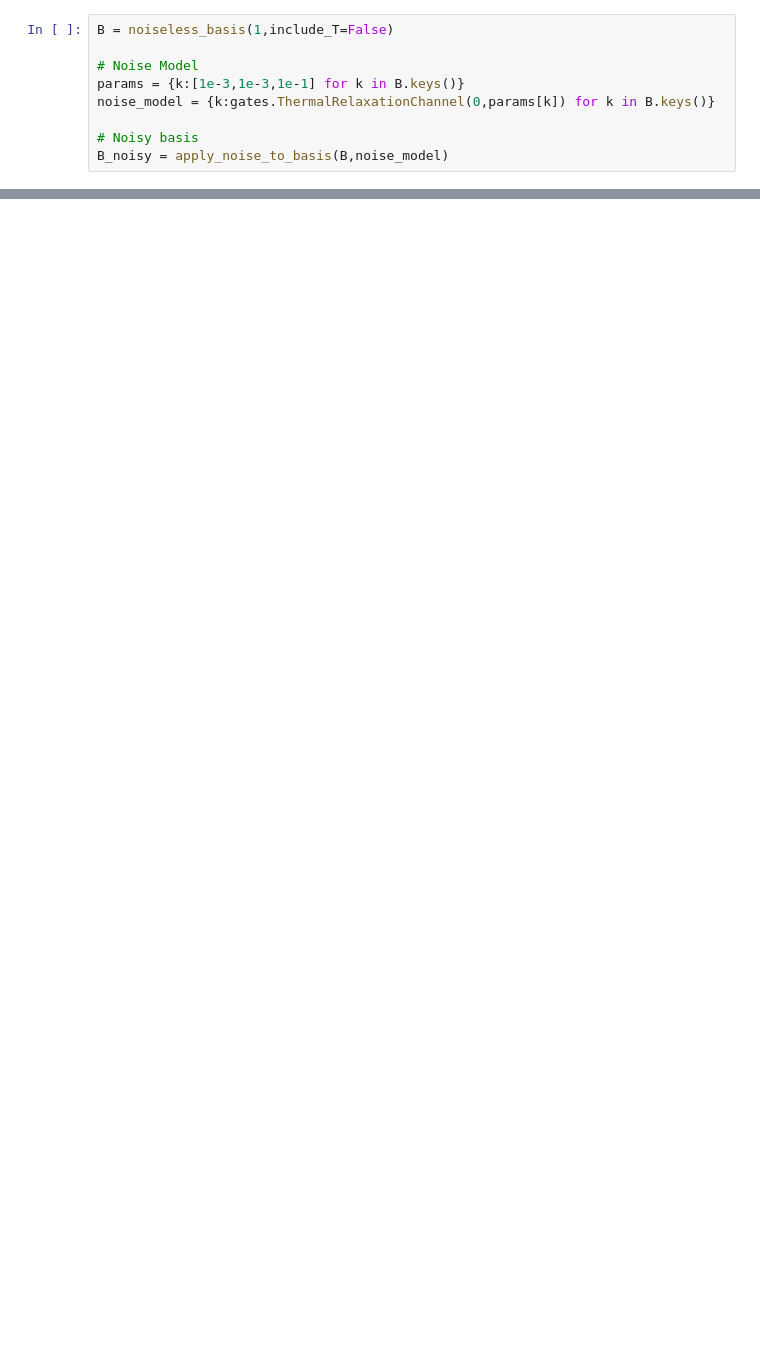
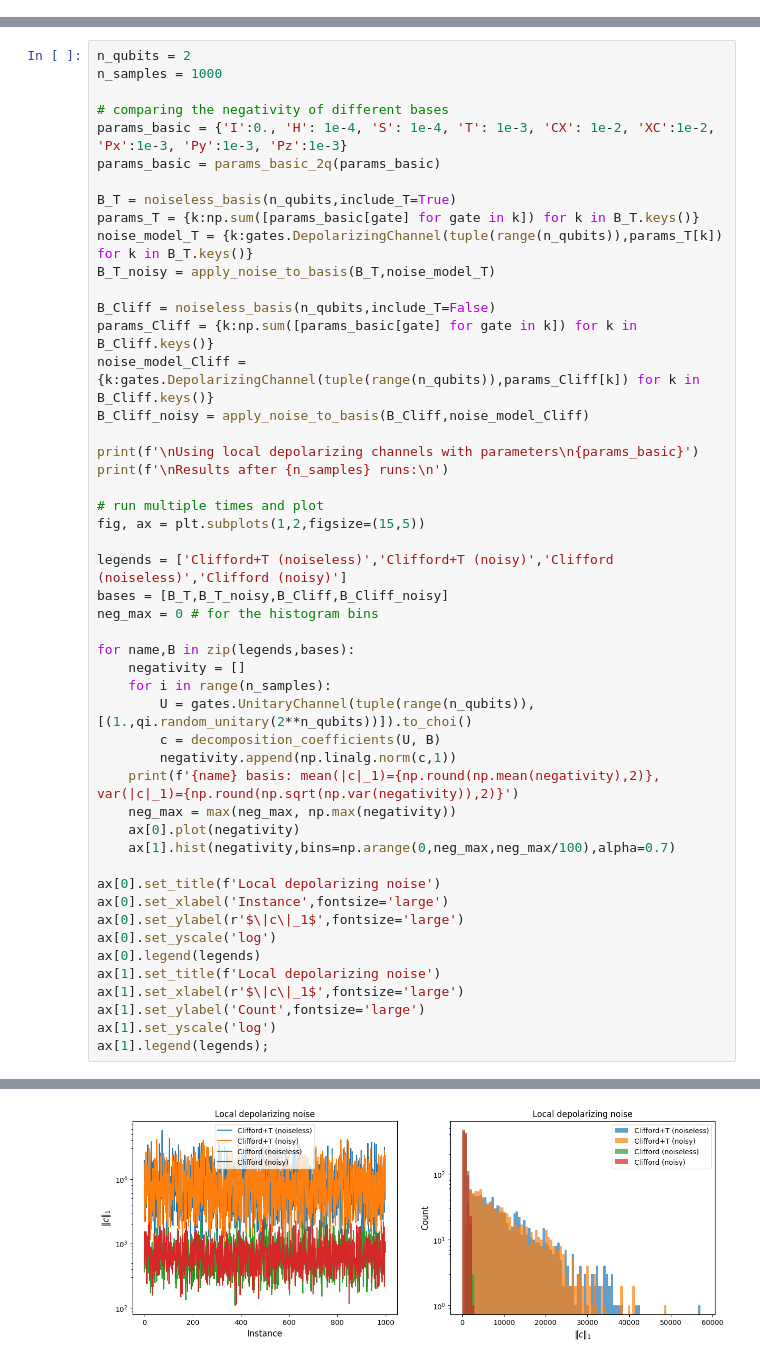
Before and after one commit to allandavidcony/CIPEC, a Jupyter notebook: noisy_basis.ipynb, the cells around one changed output, grey strips where cells are left out. Saved outputs shown, nothing was run; the diff lists cells and outputs as text; blank space fills up the shorter version.

Commit message:
local noise and plot |c| for different basis

```diff
--- a/noisy_basis.ipynb
+++ b/noisy_basis.ipynb
@@ -33,11 +124,2 @@ Loaded pre-computed basis
 Applied noise model to basis elements
 The noisy channels form a basis! :)
-# %%
-B = noiseless_basis(1,include_T=False)
-
-# Noise Model
-params = {k:[1e-3,1e-3,1e-1] for k in B.keys()}
-noise_model = {k:gates.ThermalRelaxationChannel(0,params[k]) for k in B.keys()}
-
-# Noisy basis
-B_noisy = apply_noise_to_basis(B,noise_model)
@@ -48,0 +126,50 @@ Only spanned 1 directions
+# %%
+n_qubits = 2
+n_samples = 1000
+
+# comparing the negativity of different bases
+params_basic = {'I':0., 'H': 1e-4, 'S': 1e-4, 'T': 1e-3, 'CX': 1e-2, 'XC':1e-2, 'Px':1e-3, 'Py':1e-3, 'Pz':1e-3}
+params_basic = params_basic_2q(params_basic)
+
+B_T = noiseless_basis(n_qubits,include_T=True)
+params_T = {k:np.sum([params_basic[gate] for gate in k]) for k in B_T.keys()}
+noise_model_T = {k:gates.DepolarizingChannel(tuple(range(n_qubits)),params_T[k]) for k in B_T.keys()}
+B_T_noisy = apply_noise_to_basis(B_T,noise_model_T)
+
+B_Cliff = noiseless_basis(n_qubits,include_T=False)
+params_Cliff = {k:np.sum([params_basic[gate] for gate in k]) for k in B_Cliff.keys()}
+noise_model_Cliff = {k:gates.DepolarizingChannel(tuple(range(n_qubits)),params_Cliff[k]) for k in B_Cliff.keys()}
+B_Cliff_noisy = apply_noise_to_basis(B_Cliff,noise_model_Cliff)
+
+print(f'\nUsing local depolarizing channels with parameters\n{params_basic}')
+print(f'\nResults after {n_samples} runs:\n')
+
+# run multiple times and plot
+fig, ax = plt.subplots(1,2,figsize=(15,5))
+
+legends = ['Clifford+T (noiseless)','Clifford+T (noisy)','Clifford (noiseless)','Clifford (noisy)']
+bases = [B_T,B_T_noisy,B_Cliff,B_Cliff_noisy]
+neg_max = 0 # for the histogram bins
+
+for name,B in zip(legends,bases):
+    negativity = []
+    for i in range(n_samples):
+        U = gates.UnitaryChannel(tuple(range(n_qubits)),[(1.,qi.random_unitary(2**n_qubits))]).to_choi()
+        c = decomposition_coefficients(U, B)
+        negativity.append(np.linalg.norm(c,1))
+    print(f'{name} basis: mean(|c|_1)={np.round(np.mean(negativity),2)}, var(|c|_1)={np.round(np.sqrt(np.var(negativity)),2)}')
+    neg_max = max(neg_max, np.max(negativity))
+    ax[0].plot(negativity)
+    ax[1].hist(negativity,bins=np.arange(0,neg_max,neg_max/100),alpha=0.7)
+
+ax[0].set_title(f'Local depolarizing noise')
+ax[0].set_xlabel('Instance',fontsize='large')
+ax[0].set_ylabel(r'$\|c\|_1$',fontsize='large')
+ax[0].set_yscale('log')
+ax[0].legend(legends)
+ax[1].set_title(f'Local depolarizing noise')
+ax[1].set_xlabel(r'$\|c\|_1$',fontsize='large')
+ax[1].set_ylabel('Count',fontsize='large')
+ax[1].set_yscale('log')
+ax[1].legend(legends);
+# %% [output]
@@ -48,0 +192 @@ Only spanned 1 directions
+[figure, added]
```
Also changed, not shown: parts of 9 cells of this notebook, 2 other files.
